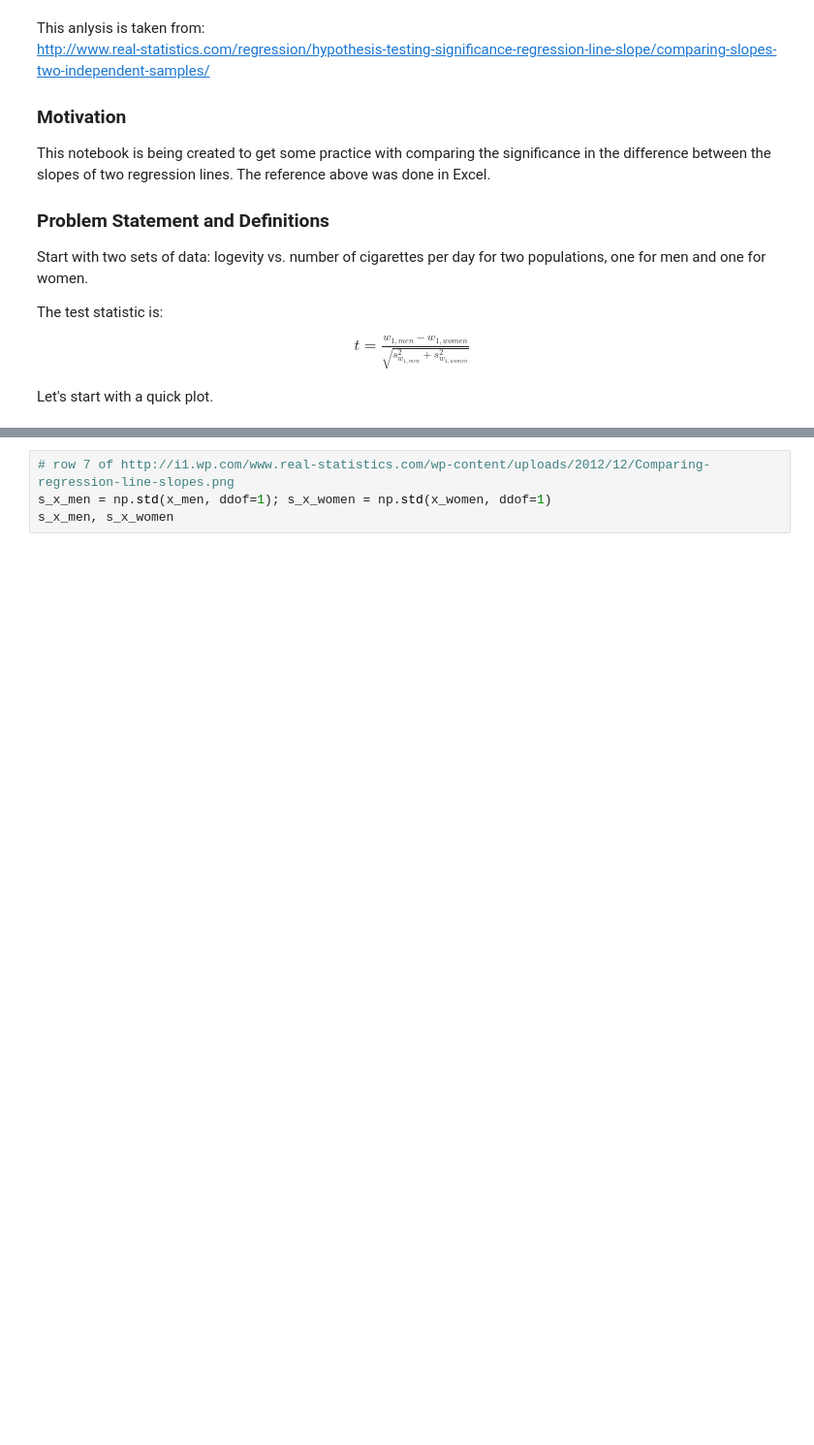
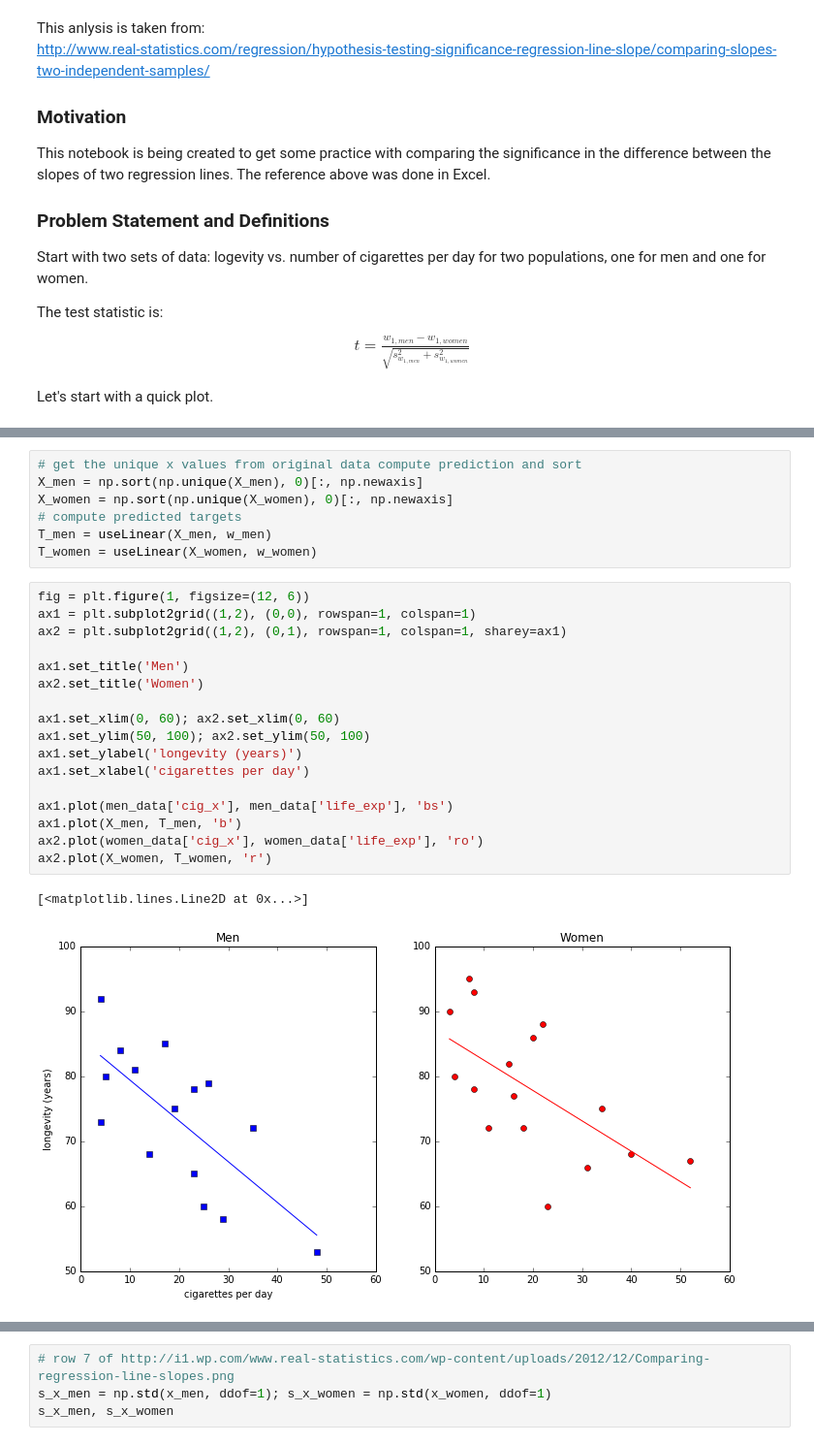
Before and after one commit to MichaelSzczepaniak/SlopeInference, a Jupyter notebook: Comparing the slopes for two independent samples.ipynb, the cells around one changed output, grey strips where cells are left out. Shown: that part at 97% size. Drawn from its saved outputs; the diff is of its cells as text; blank space fills up the shorter version.

```diff
--- a/Comparing the slopes for two independent samples.ipynb
+++ b/Comparing the slopes for two independent samples.ipynb
@@ -38,0 +81,27 @@ women_data.head(5)
+# %%
+# get the unique x values from original data compute prediction and sort
+X_men = np.sort(np.unique(X_men), 0)[:, np.newaxis]
+X_women = np.sort(np.unique(X_women), 0)[:, np.newaxis]
+# compute predicted targets
+T_men = useLinear(X_men, w_men)
+T_women = useLinear(X_women, w_women)
+# %%
+fig = plt.figure(1, figsize=(12, 6))
+ax1 = plt.subplot2grid((1,2), (0,0), rowspan=1, colspan=1)
+ax2 = plt.subplot2grid((1,2), (0,1), rowspan=1, colspan=1, sharey=ax1)
+
+ax1.set_title('Men')
+ax2.set_title('Women')
+
+ax1.set_xlim(0, 60); ax2.set_xlim(0, 60)
+ax1.set_ylim(50, 100); ax2.set_ylim(50, 100)
+ax1.set_ylabel('longevity (years)')
+ax1.set_xlabel('cigarettes per day')
+
+ax1.plot(men_data['cig_x'], men_data['life_exp'], 'bs')
+ax1.plot(X_men, T_men, 'b')
+ax2.plot(women_data['cig_x'], women_data['life_exp'], 'ro')
+ax2.plot(X_women, T_women, 'r')
+# %% [output]
+[<matplotlib.lines.Line2D at 0x...>]
+[figure, added]
```
Also changed, not shown: parts of 16 cells of this notebook.
